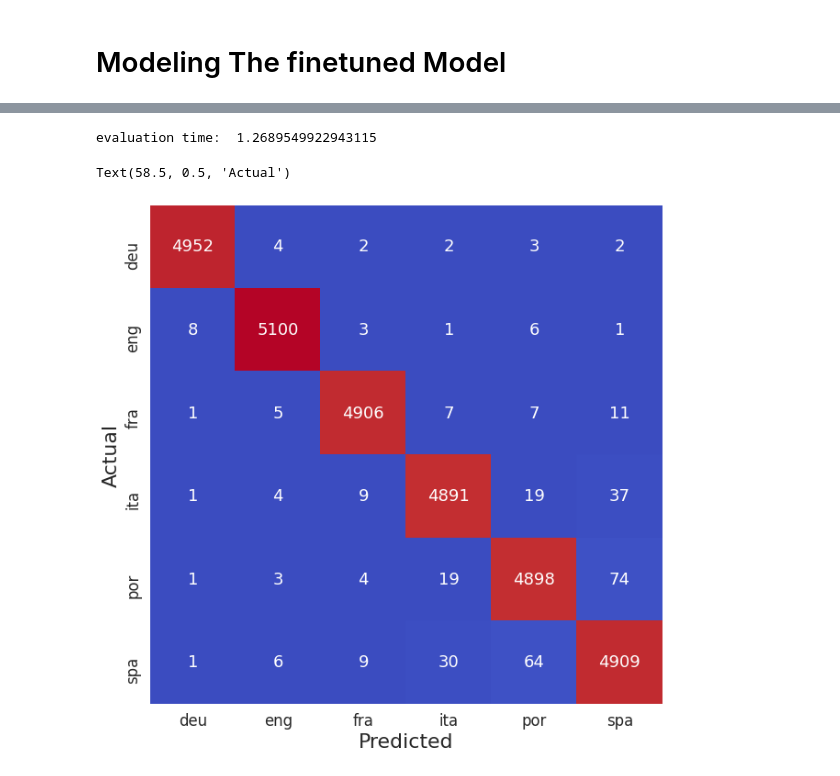
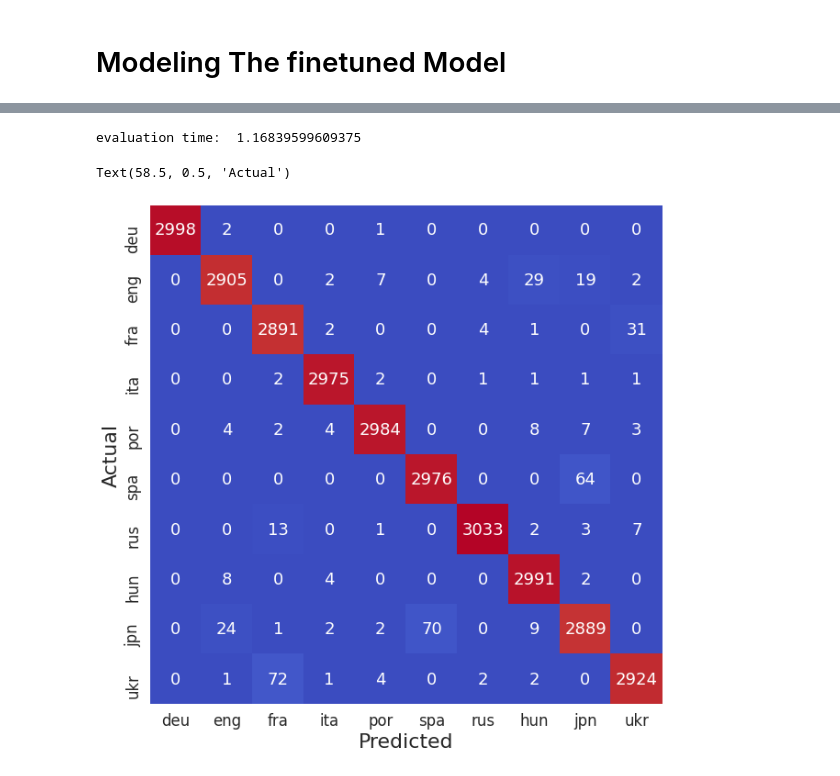
Before and after one commit to neonithinar/Language_detection, a Jupyter notebook: Language_Identification_Project_preliminary_try_out.ipynb, the cells around one changed output, grey strips where cells are left out. Cells and saved outputs as stored; diff of their text form; code cells hidden in the pictures.

```diff
--- a/Language_Identification_Project_preliminary_try_out.ipynb
+++ b/Language_Identification_Project_preliminary_try_out.ipynb
@@ -220,3 +390,9 @@ test_feat = feature_matrix_scaled(test_set)
+# %%
+# Load the features again
+
+train_features = pd.read_csv("train_features.csv")
+test_feat = pd.read_csv("test_feat.csv")
+valid_feat = pd.read_csv("valid_feat.csv")
 # %%
 print(len(valid_feat.columns),len(test_feat.columns))
 print(len(train_features),len(valid_feat),len(test_feat))
@@ -227,7 +403,7 @@ print(len(train_features),len(valid_feat),len(test_feat))
 # Exploratory Data Analysis
 # %%
 #Calculate number of shared trigrams
-labels = ['deu', 'eng', 'fra', 'ita', 'por', 'spa']
+labels = ['nld', 'fin', 'pol', 'lit', 'ces', 'swe', 'ara','mkd', 'dan','srp']# 10 languages
 
 mat = []
 for i in labels:
@@ -242,7 +418,7 @@ for i in labels:
     mat.append(vec)
 
 #Plot heatmap
-lang = ['deu', 'eng', 'fra', 'ita', 'por', 'spa']
+lang = ['nld', 'fin', 'pol', 'lit', 'ces', 'swe', 'ara','mkd', 'dan','srp']# 10 languages
 conf_matrix_df = pd.DataFrame(mat,columns=lang,index=lang)
 
 
@@ -386,19 +568,19 @@ np.random.seed(42)
 tf.random.set_seed(42)
 
 model = keras.models.Sequential([
-                                 keras.layers.Dense(500, input_dim = 673, activation = 'relu'),
-                                 keras.layers.Dense(500, activation = 'relu'),
-                                 keras.layers.Dense(250, activation = 'relu'),
-                                 keras.layers.Dense(6, activation = 'softmax')
+                                 keras.layers.Dense(500, input_dim = 1338, activation = 'relu', kernel_initializer= 'he_normal'),
+                                 keras.layers.Dense(500, activation = 'relu', kernel_initializer= 'he_normal'),
+                                 keras.layers.Dense(250, activation = 'relu', kernel_initializer= 'he_normal'),
+                                 keras.layers.Dense(10, activation = 'softmax')
 ])
 
 model.compile(loss = 'categorical_crossentropy', optimizer = 'adam', metrics = ['accuracy'])
-checkpoint_cb = keras.callbacks.ModelCheckpoint("model_keras.h5", save_best_only= True)
+checkpoint_cb = keras.callbacks.ModelCheckpoint("model_1.h5", save_best_only= True)
 early_stopping = keras.callbacks.EarlyStopping(patience= 3, restore_best_weights= True)
 
 
-history = model.fit(X, y, epochs = 12, batch_size = 300, validation_data = (X_valid, y_valid), callbacks = [checkpoint_cb, early_stopping])
+history = model.fit(X, y, epochs = 15, batch_size = 512, validation_data = (X_valid, y_valid), callbacks = [checkpoint_cb, early_stopping])
 # model.evaluate(X_valid, y_valid)
-model = keras.models.load_model("model_keras.h5")
+model = keras.models.load_model("model_1.h5")
 model.evaluate(X_valid, y_valid)
 # %% [output]
@@ -421,29 +601,29 @@ Epoch 7/12
 # %%
 import time
 start_time = time.time()
 x_test = test_feat.drop('lang',axis=1)
 y_test = test_feat['lang']
 label_predict = model.predict_classes(x_test)
 
 predictions = encoder.inverse_transform(label_predict)
 end_time = time.time()
 print("evaluation time: ", end_time - start_time)
 accuracy = accuracy_score(y_test, predictions)
 
 #Create confusion matrix
-lang = ['deu', 'eng', 'fra', 'ita', 'por', 'spa']
+lang = ['deu', 'eng', 'fra', 'ita', 'por', 'spa', 'rus','hun', 'jpn', 'ukr'] # 10 languages
 conf_matrix = confusion_matrix(y_test,predictions)
 conf_matrix_df = pd.DataFrame(conf_matrix,columns=lang,index=lang)
 
 #Plot confusion matrix heatmap
 plt.figure(figsize=(10, 10), facecolor='w', edgecolor='k')
 sns.set(font_scale=1.5)
 sns.heatmap(conf_matrix_df,cmap='coolwarm',annot=True,fmt='.5g',cbar=False)
 plt.xlabel('Predicted',fontsize=22)
 plt.ylabel('Actual',fontsize=22)
 
 # plt.savefig('../figures/model_eval.png',format='png',dpi=150)
 # %% [output]
-evaluation time:  1.2689549922943115
+evaluation time:  1.16839599609375
 Text(58.5, 0.5, 'Actual')
-[figure, old version]
+[figure, new version]
```
Also changed, not shown: parts of 63 cells of this notebook.
